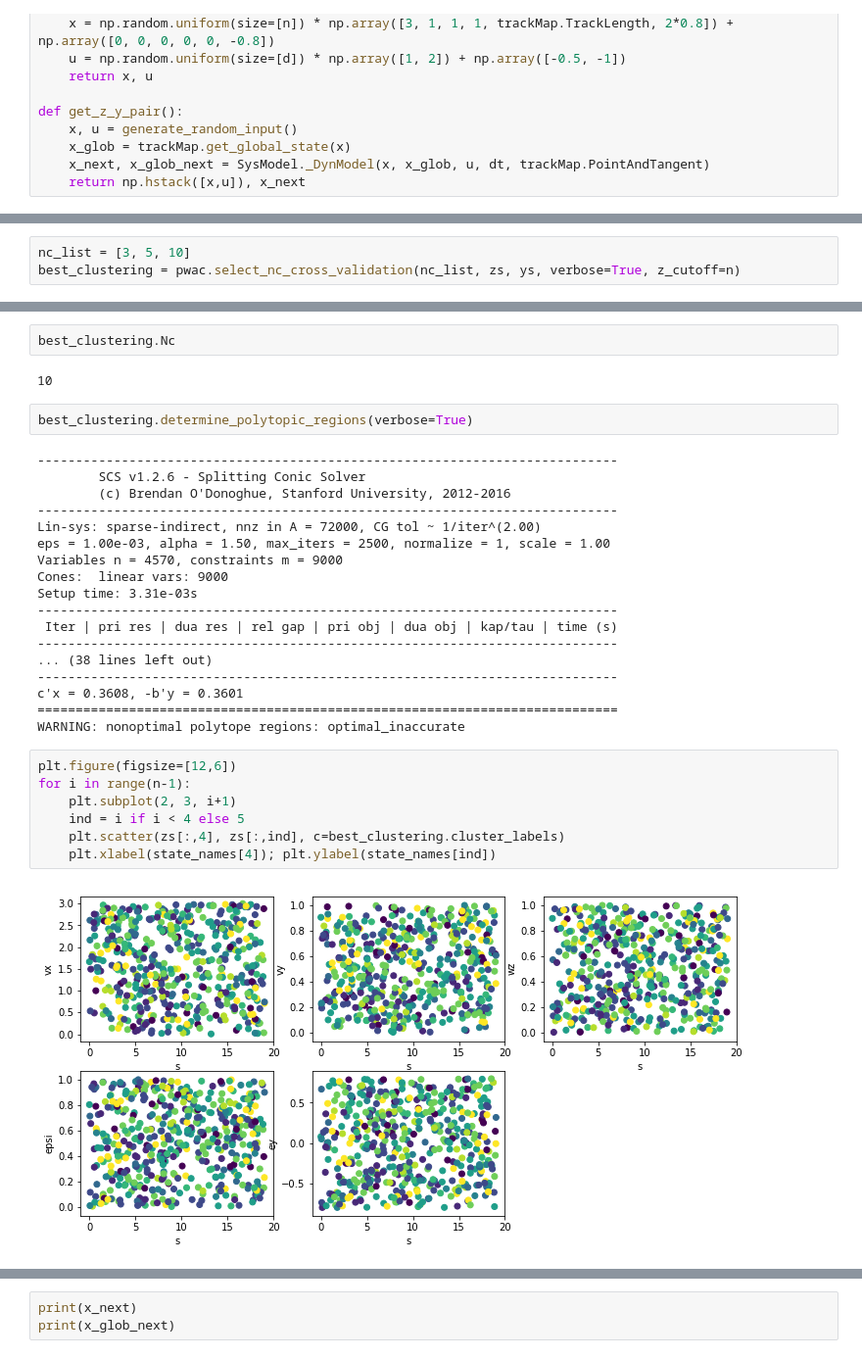
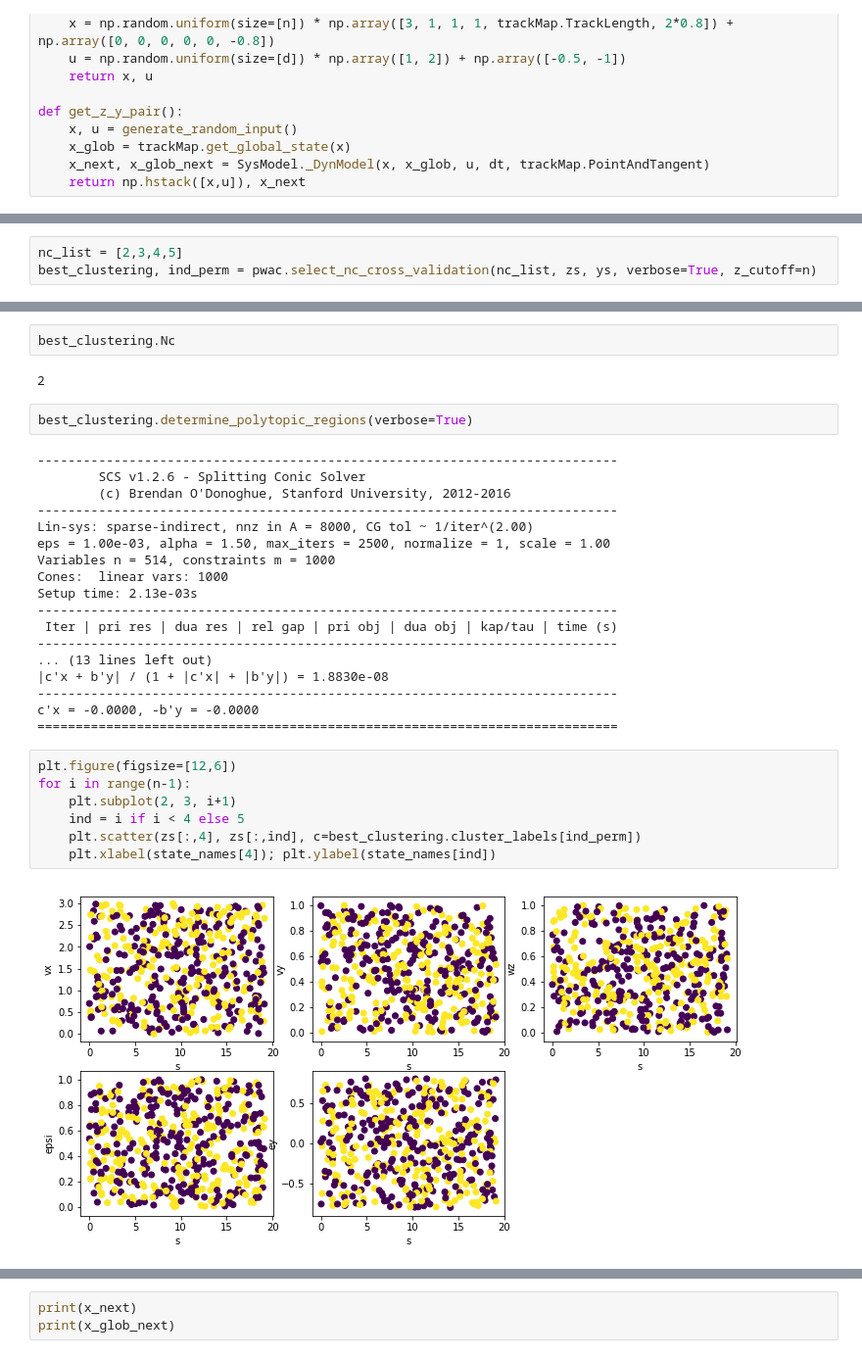
Before and after one commit to urosolia/RacingLMPC, a Jupyter notebook: notebooks/Fitting Accurate Piecewise Affine Model.ipynb, the cells around one changed output, grey strips where cells are left out. Shown at 98% size. Drawn from its saved outputs; the diff is of its cells as text.

```diff
--- a/notebooks/Fitting Accurate Piecewise Affine Model.ipynb
+++ b/notebooks/Fitting Accurate Piecewise Affine Model.ipynb
@@ -53,4 +53,4 @@ for i in range(n-1):
 # %%
-nc_list = [3, 5, 10]
-best_clustering = pwac.select_nc_cross_validation(nc_list, zs, ys, verbose=True, z_cutoff=n)
+nc_list = [2,3,4,5]
+best_clustering, ind_perm = pwac.select_nc_cross_validation(nc_list, zs, ys, verbose=True, z_cutoff=n)
 # %% [output]
@@ -74,7 +74,7 @@ done
 # %%
 best_clustering.Nc
 # %% [output]
-10
+2
 # %%
 best_clustering.determine_polytopic_regions(verbose=True)
 # %% [output]
@@ -82,28 +82,28 @@ best_clustering.determine_polytopic_regions(verbose=True)
         SCS v1.2.6 - Splitting Conic Solver
         (c) Brendan O'Donoghue, Stanford University, 2012-2016
 ----------------------------------------------------------------------------
-Lin-sys: sparse-indirect, nnz in A = 72000, CG tol ~ 1/iter^(2.00)
+Lin-sys: sparse-indirect, nnz in A = 8000, CG tol ~ 1/iter^(2.00)
 eps = 1.00e-03, alpha = 1.50, max_iters = 2500, normalize = 1, scale = 1.00
-Variables n = 4570, constraints m = 9000
-Cones:  linear vars: 9000
-Setup time: 3.31e-03s
+Variables n = 514, constraints m = 1000
+Cones:  linear vars: 1000
+Setup time: 2.13e-03s
 ----------------------------------------------------------------------------
  Iter | pri res | dua res | rel gap | pri obj | dua obj | kap/tau | time (s)
 ----------------------------------------------------------------------------
-... (38 lines left out)
+... (13 lines left out)
+|c'x + b'y| / (1 + |c'x| + |b'y|) = 1.8830e-08
 ----------------------------------------------------------------------------
-c'x = 0.3608, -b'y = 0.3601
+c'x = -0.0000, -b'y = -0.0000
 ============================================================================
-WARNING: nonoptimal polytope regions: optimal_inaccurate
 # %%
 plt.figure(figsize=[12,6])
 for i in range(n-1):
     plt.subplot(2, 3, i+1)
     ind = i if i < 4 else 5
-    plt.scatter(zs[:,4], zs[:,ind], c=best_clustering.cluster_labels)
+    plt.scatter(zs[:,4], zs[:,ind], c=best_clustering.cluster_labels[ind_perm])
     plt.xlabel(state_names[4]); plt.ylabel(state_names[ind])
 # %% [output]
-[figure, old version]
+[figure, new version]
 # %%
 # self.clustering = pwac.ClusterPWA.from_labels(zs, ys,
 #                                data['labels'], z_cutoff=self.n)
```
Also changed, not shown: parts of 3 cells of this notebook, 3 other files.
